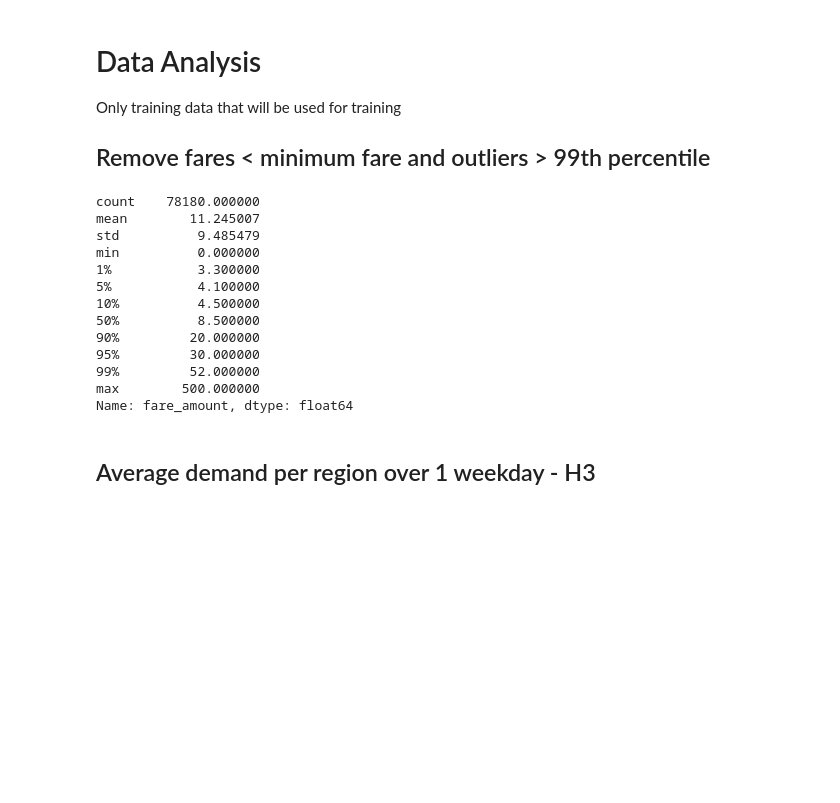
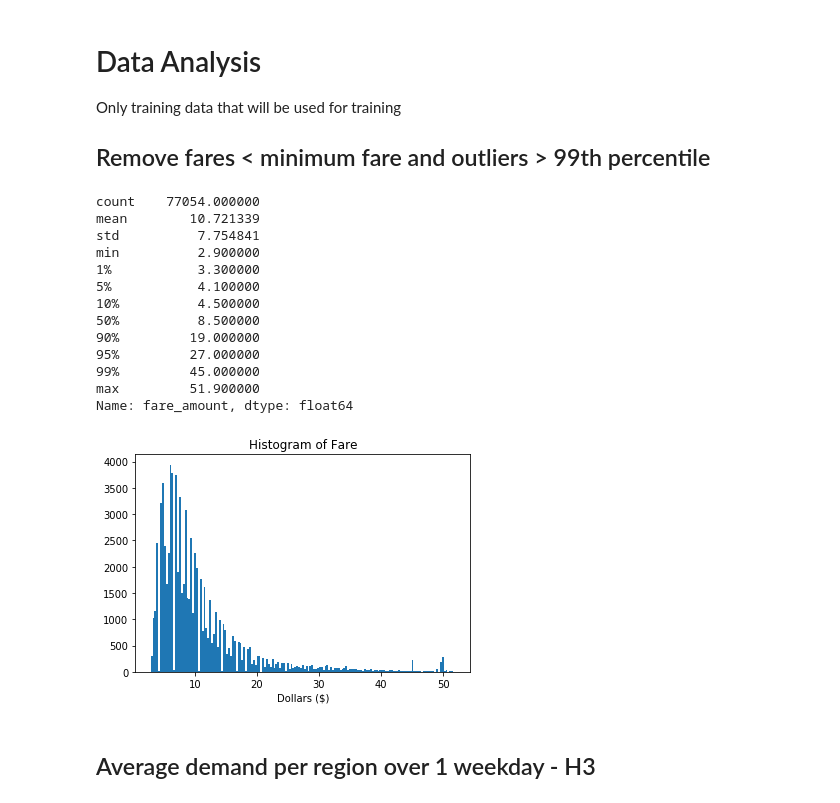
Before and after one commit to caiomiyashiro/geospatial_data_analysis, a Jupyter notebook: AMLD-2020/AMLD_2020.ipynb, the cells around one changed output. Drawn from its saved outputs; the diff is of its cells as text; code cells hidden in the pictures; blank space fills up the shorter version.

```diff
--- a/AMLD-2020/AMLD_2020.ipynb
+++ b/AMLD-2020/AMLD_2020.ipynb
@@ -104,6 +103,7 @@ import keplergl
 import pickle
 import pandas as pd
 
+from h3 import h3
 from sklearn.model_selection import train_test_split
 from sklearn.linear_model import LinearRegression
 from sklearn.metrics import mean_squared_error
@@ -124,4 +124,6 @@ from utils.conversor import latlon2linestring
 ###### constants
 TARGET = 'fare_amount'
 OSRM_PATH = 'localhost:5000'
-dataset_path = 'data/sample_100000.csv'
+# OSRM_PATH = '127.0.0.1:5000'
+DATASET_PATH = 'data/sample_100000.csv'
+H3_RES_ANALYSIS = 7
@@ -128,6 +133,6 @@ dataset_path = 'data/sample_100000.csv'
 # %%
 # df = pd.read_csv('https://raw.githubusercontent.com/caiomiyashiro/geospatial_data_analysis/master/data/sample_100000.csv')
-df = pd.read_csv(dataset_path)
+df = pd.read_csv(DATASET_PATH)
 df['pickup_datetime'] = pd.to_datetime(df['pickup_datetime'])
 display(df.head())
 display(df.dtypes)
@@ -152,8 +157,8 @@ dtype: object
 ## check amount of NaN - just remove them
 # %%
 # check amount of NaN - just remove them
-display(df.drop('pickup_datetime',axis=1).apply(lambda col: np.sum(np.isnan(col)), axis=0))
+display(df.isna().sum())
 
-df = df.loc[(~np.isnan(df['dropoff_latitude'])) & ~np.isnan(df['dropoff_longitude'])]
+df.dropna(subset=['dropoff_longitude', 'dropoff_latitude'], inplace=True)
 # %% [output]
 fare_amount          0
@@ -247,21 +253,27 @@ Only training data that will be used for training
 # %%
 # minimum fare: https://www1.nyc.gov/site/tlc/passengers/taxi-fare.page
 
 display(df_train['fare_amount'].describe(percentiles=[.01, .05, .1, .90,.95,.99]))
 df_train = df_train.loc[(df_train['fare_amount'] > 2.5) & (df_train['fare_amount'] < 52)]
+
+plt.hist(df_train['fare_amount'], bins='auto')
+plt.title('Histogram of Fare')
+plt.xlabel('Dollars ($)');
+# display(df_train['fare_amount'].hist(bins='auto'));
 # %% [output]
-count    78180.000000
-mean        11.245007
-std          9.485479
-min          0.000000
+count    77054.000000
+mean        10.721339
+std          7.754841
+min          2.900000
 1%           3.300000
 5%           4.100000
 10%          4.500000
 50%          8.500000
-90%         20.000000
-95%         30.000000
-99%         52.000000
-max        500.000000
+90%         19.000000
+95%         27.000000
+99%         45.000000
+max         51.900000
 Name: fare_amount, dtype: float64
+[figure, added]
 # %% [markdown]
 ## Average demand per region over 1 weekday - H3
```
Also changed, not shown: parts of 24 cells of this notebook, 3 other files.
